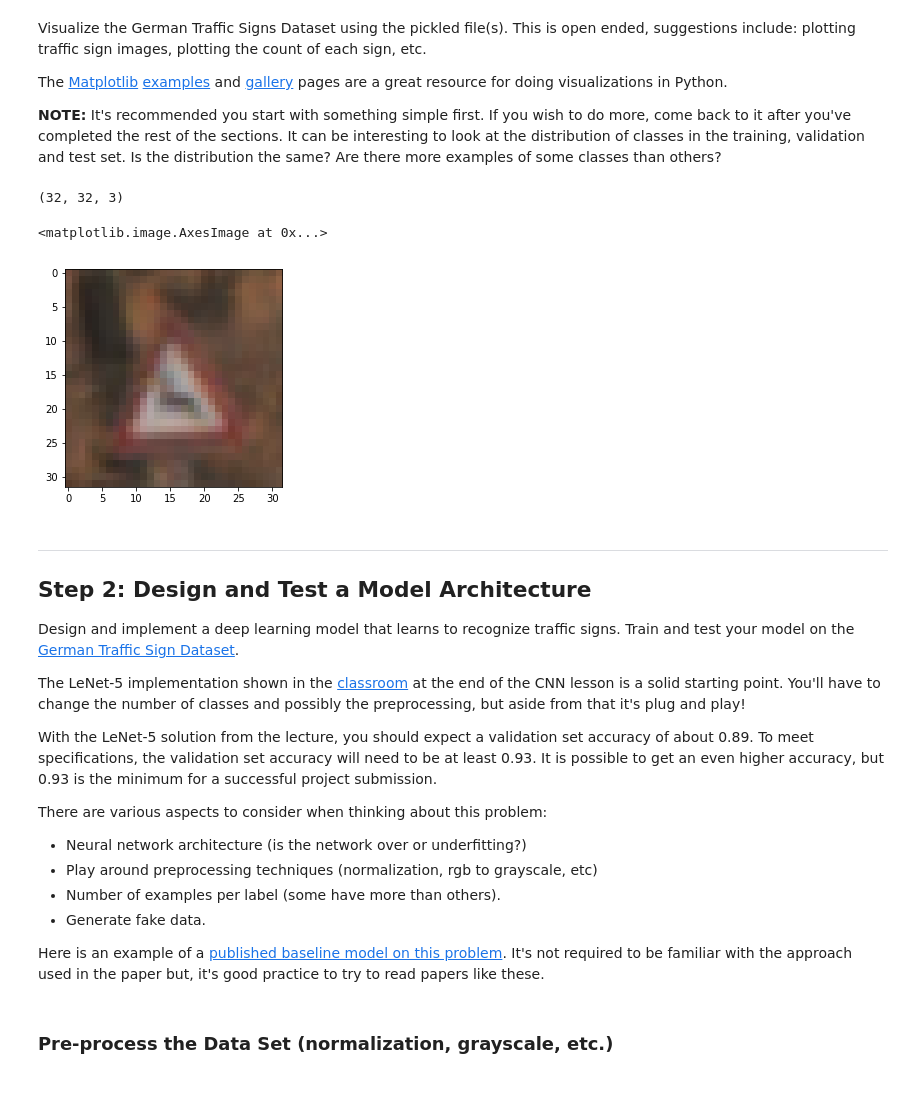
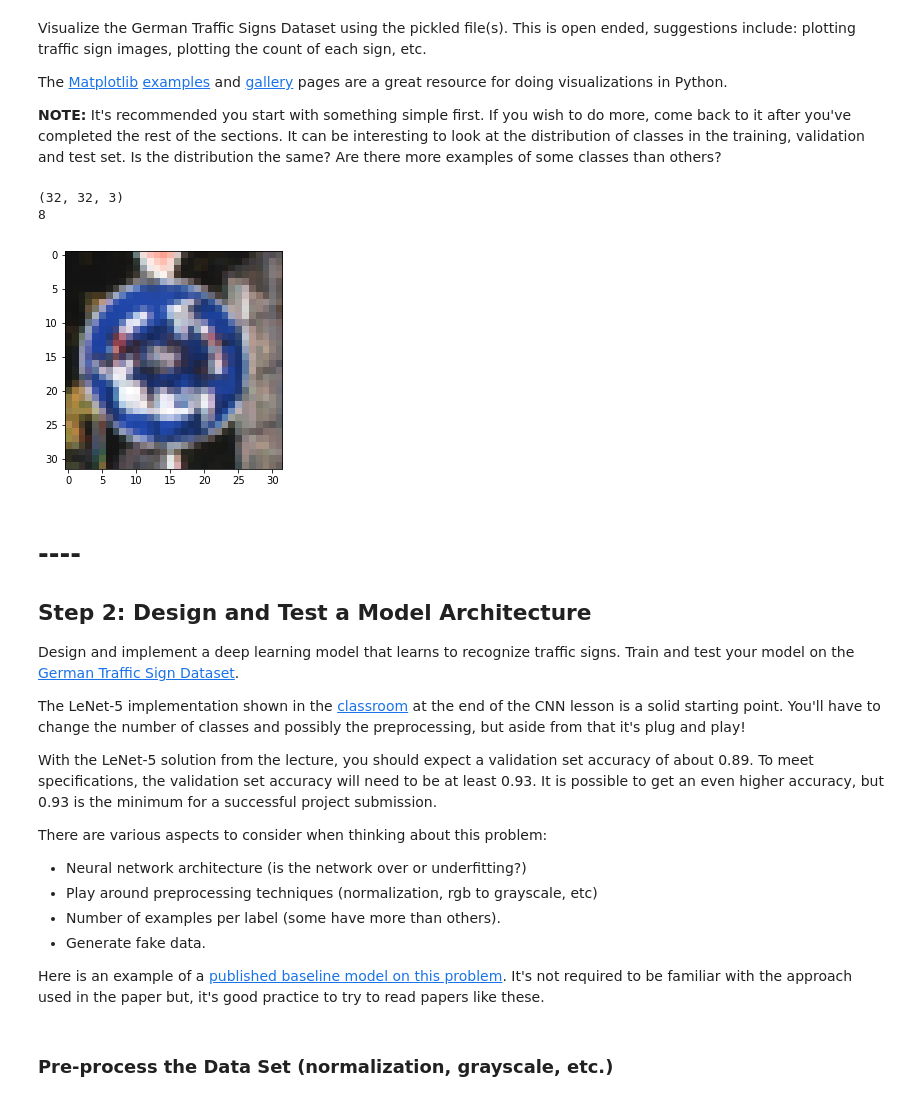
Before and after one commit to desi-joe/CarND-Traffic-Sign-Classifier-Project, a Jupyter notebook: Traffic_Sign_Classifier.ipynb, the cells around one changed output. Saved outputs shown, nothing was run; the diff lists cells and outputs as text; code cells hidden in the pictures.

```diff
--- a/Traffic_Sign_Classifier.ipynb
+++ b/Traffic_Sign_Classifier.ipynb
@@ -145,18 +104,19 @@ The [Matplotlib](http://matplotlib.org/) [examples](http://matplotlib.org/exampl
 # %%
 ### Data exploration visualization code goes here.
 ### Feel free to use as many code cells as needed.
 import matplotlib.pyplot as plt
 # Visualizations will be shown in the notebook.
 %matplotlib inline
 
-print(X_train_org[300].shape)
-plt.imshow(X_train_org[300],cmap='gray')
+print(X_train_org[4499].shape)
+plt.imshow(X_train_org[4499],cmap='gray')
+print(y_train[4557])
 # %% [output]
 (32, 32, 3)
+8
-<matplotlib.image.AxesImage at 0x...>
-[figure, old version]
+[figure, new version]
 # %% [markdown]
-----
+# ----
 
 ## Step 2: Design and Test a Model Architecture
 
```
Also changed, not shown: parts of 10 cells of this notebook, 5 other files.
